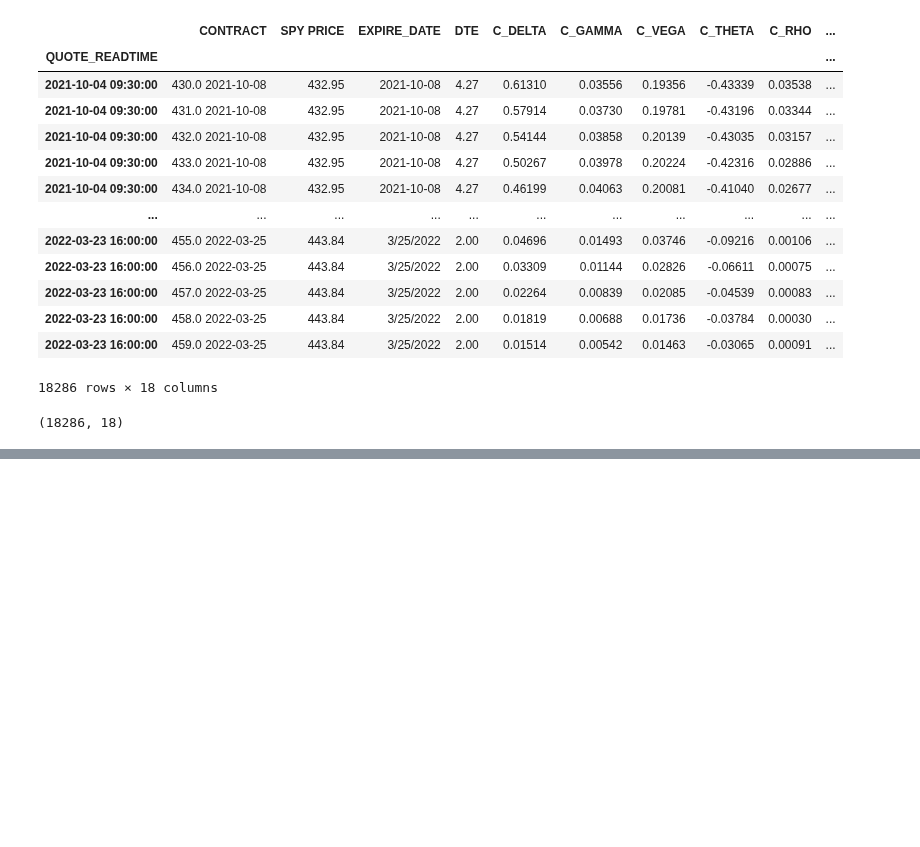
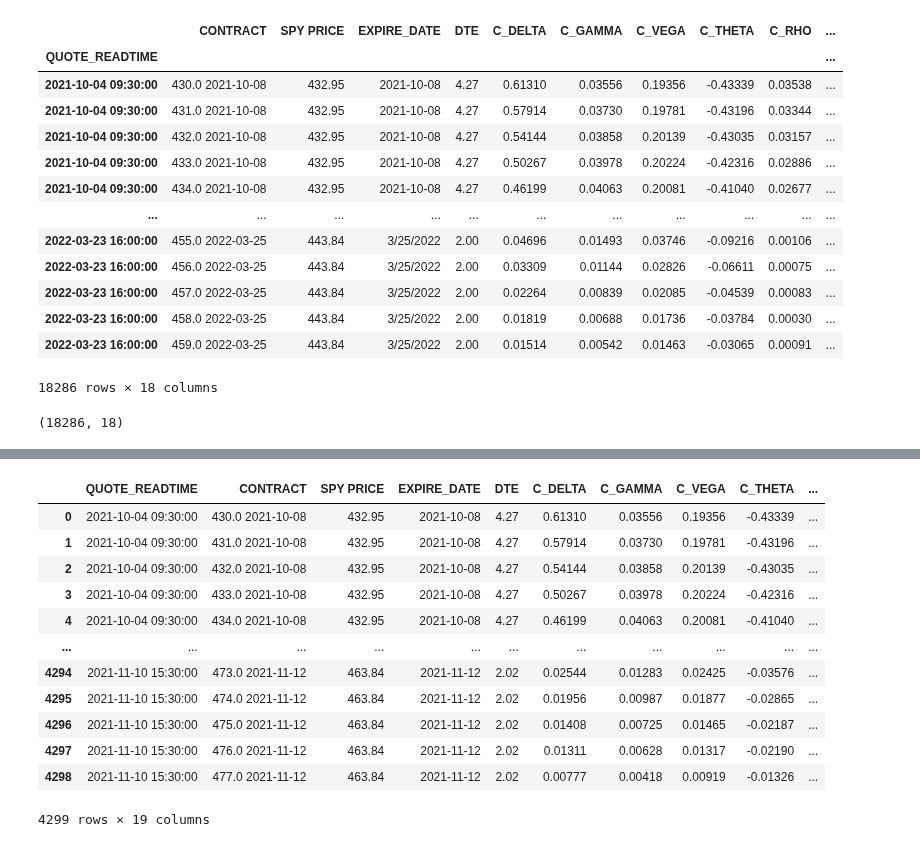
Before and after one commit to aarch23/OptYx, a Jupyter notebook: SPY2021V2.ipynb, the cells around one changed output, grey strips where cells are left out. Saved outputs shown, nothing was run; the diff lists cells and outputs as text; code cells hidden in the pictures; blank space fills up the shorter version.

```diff
--- a/SPY2021V2.ipynb
+++ b/SPY2021V2.ipynb
@@ -302,0 +346,17 @@ q4_21_q1_22.to_csv("./Resources/q4_21_q1_22.csv", index=True)
+# %%
+train1 = df.iloc[:4299]
+train1
+# %% [output]
+|  | QUOTE_READTIME | CONTRACT | SPY PRICE | EXPIRE_DATE | DTE | C_DELTA | C_GAMMA | C_VEGA | C_THETA | ... |
+| 0 | 2021-10-04 09:30:00 | 430.0 2021-10-08 | 432.95 | 2021-10-08 | 4.27 | 0.61310 | 0.03556 | 0.19356 | -0.43339 | ... |
+| 1 | 2021-10-04 09:30:00 | 431.0 2021-10-08 | 432.95 | 2021-10-08 | 4.27 | 0.57914 | 0.03730 | 0.19781 | -0.43196 | ... |
+| 2 | 2021-10-04 09:30:00 | 432.0 2021-10-08 | 432.95 | 2021-10-08 | 4.27 | 0.54144 | 0.03858 | 0.20139 | -0.43035 | ... |
+| 3 | 2021-10-04 09:30:00 | 433.0 2021-10-08 | 432.95 | 2021-10-08 | 4.27 | 0.50267 | 0.03978 | 0.20224 | -0.42316 | ... |
+| 4 | 2021-10-04 09:30:00 | 434.0 2021-10-08 | 432.95 | 2021-10-08 | 4.27 | 0.46199 | 0.04063 | 0.20081 | -0.41040 | ... |
+| ... | ... | ... | ... | ... | ... | ... | ... | ... | ... | ... |
+| 4294 | 2021-11-10 15:30:00 | 473.0 2021-11-12 | 463.84 | 2021-11-12 | 2.02 | 0.02544 | 0.01283 | 0.02425 | -0.03576 | ... |
+| 4295 | 2021-11-10 15:30:00 | 474.0 2021-11-12 | 463.84 | 2021-11-12 | 2.02 | 0.01956 | 0.00987 | 0.01877 | -0.02865 | ... |
+| 4296 | 2021-11-10 15:30:00 | 475.0 2021-11-12 | 463.84 | 2021-11-12 | 2.02 | 0.01408 | 0.00725 | 0.01465 | -0.02187 | ... |
+| 4297 | 2021-11-10 15:30:00 | 476.0 2021-11-12 | 463.84 | 2021-11-12 | 2.02 | 0.01311 | 0.00628 | 0.01317 | -0.02190 | ... |
+| 4298 | 2021-11-10 15:30:00 | 477.0 2021-11-12 | 463.84 | 2021-11-12 | 2.02 | 0.00777 | 0.00418 | 0.00919 | -0.01326 | ... |
+4299 rows × 19 columns
```
Also changed, not shown: parts of 13 cells of this notebook.
